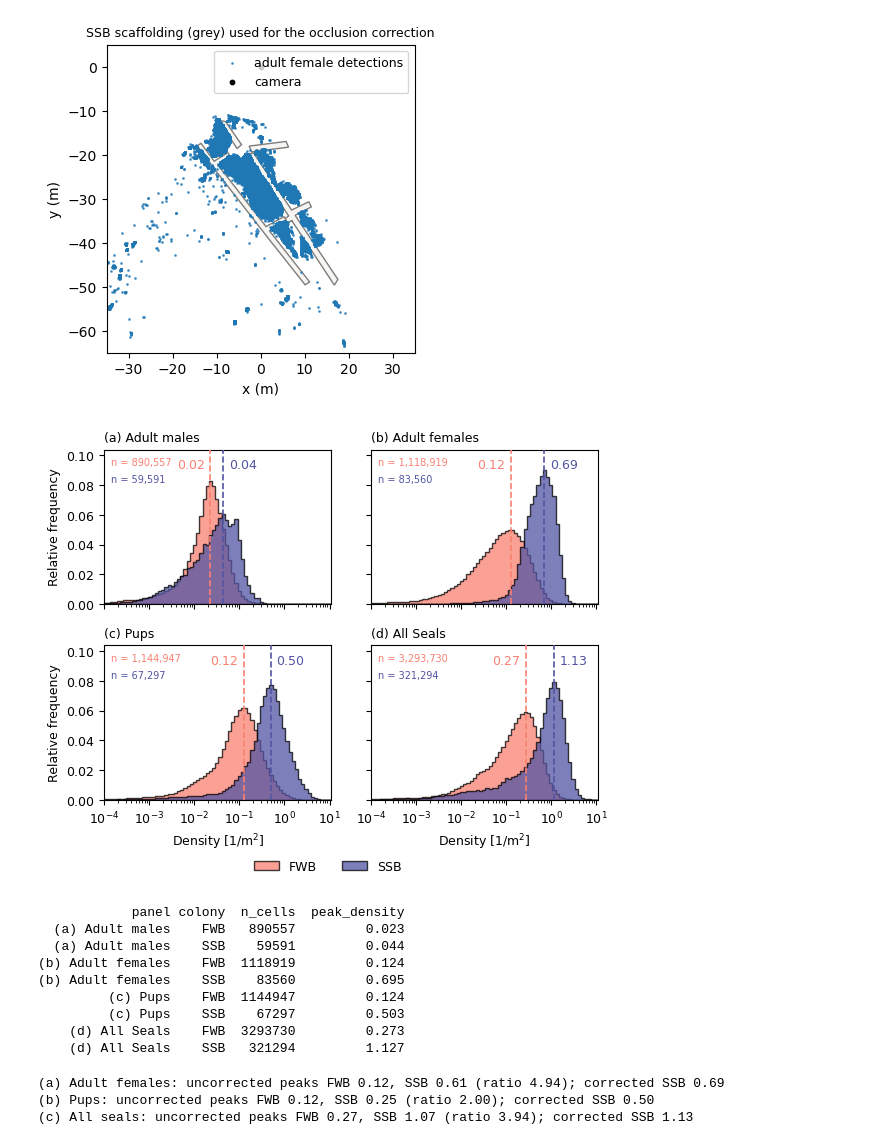
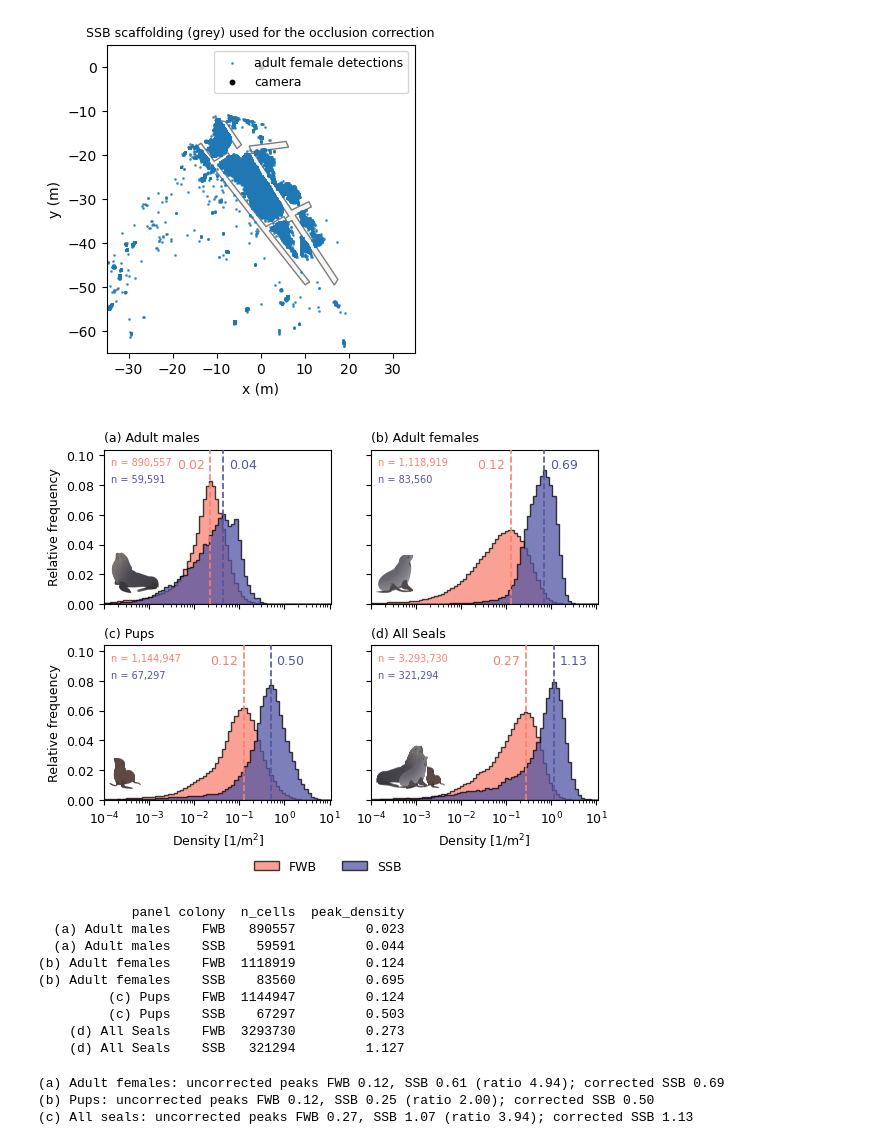
Before and after one commit to fabrylab/AntarcticFurSealDensity, a Jupyter notebook: analysis.ipynb, the cells around one changed output. Saved outputs shown, nothing was run; the diff lists cells and outputs as text; code cells hidden in the pictures.

Commit message:
revision(JAE): Zenodo v2 DOI, seal drawings in Figure 3

```diff
--- a/analysis.ipynb
+++ b/analysis.ipynb
@@ -1011,6 +1011,8 @@ def valid_densities(cache, beach, case):
 # Figure 3: corrected densities
 bins = np.logspace(np.log10(1e-5), np.log10(1e2), 100)
 titles = ["(a) Adult males", "(b) Adult females", "(c) Pups", "(d) All Seals"]
+SEAL_ICONS = ["male.png", "female.png", "pup.png", "3seals.png"]
+ICON_WIDTH = [0.22, 0.17, 0.14, 0.30]          # fraction of the panel width, roughly to body size
 
 fig, axes = plt.subplots(2, 2, figsize=(5.9, 4.5), sharey=True, sharex=True)
 axes = axes.flatten()
@@ -1021,34 +1023,39 @@ for i, (ax, case) in enumerate(zip(axes, cases)):
         h, _, _ = ax.hist(vals, bins=bins, weights=np.ones_like(vals) / len(vals), label=label, color=color,
                           edgecolor="black", histtype="stepfilled", zorder=zorder, lw=0.7, alpha=0.75)
         ymax = max(ymax, h.max())
         peak = kde_peak(vals)
         rows.append(dict(panel=titles[i], colony=label, n_cells=len(vals), peak_density=peak))
         ax.axvline(peak, color=color, linestyle="--", linewidth=1.2, zorder=15)
         ha, xytext = ("left", (4, 0)) if label == "SSB" else ("right", (-4, 0))
         ax.annotate(f"{peak:.2f}", xy=(peak, 0.9), xycoords=ax.get_xaxis_transform(), xytext=xytext,
                     textcoords="offset points", ha=ha, va="center", color=color, fontsize=fontsize, zorder=20)
         ax.text(0.03, 0.95 - k * 0.11, f"n = {len(vals):,}", transform=ax.transAxes, ha="left", va="top",
                 color=color, fontsize=fontsize - 2, zorder=20)
+    # seal drawing in the lower left, where both distributions are close to zero
+    ax_icon = ax.inset_axes([0.02, 0.07, ICON_WIDTH[i], 0.5])
+    ax_icon.imshow(plt.imread(Path("assets/icons") / SEAL_ICONS[i]))
+    ax_icon.set_anchor("SW")
+    ax_icon.axis("off")
     ax.set_xscale("log")
     ax.set_title(titles[i], fontsize=fontsize, loc="left")
     ax.tick_params(axis="both", labelsize=fontsize)
     ax.set_xlim(1e-4, 1.1e1)
     if i >= 2:
         ax.set_xlabel(r"Density [$\mathrm{1/m^2}$]", fontsize=fontsize)
     if i % 2 == 0:
         ax.set_ylabel("Relative frequency", fontsize=fontsize)
 axes[0].set_ylim(0, ymax * 1.15)
 handles, labels_ = axes[0].get_legend_handles_labels()
 fig.legend(handles, labels_, loc="lower center", bbox_to_anchor=(0.5, -0.04), ncol=2, frameon=False, fontsize=fontsize)
 plt.tight_layout()
 plt.savefig(FIG / "figure3.png", dpi=300, bbox_inches="tight", facecolor="white")
 plt.show()
 
 density_peaks = pd.DataFrame(rows)
 density_peaks.to_csv(RES / "density_peaks_corrected.csv", index=False)
 print(density_peaks.round(3).to_string(index=False))
 # %% [output]
-[figure, old version]
+[figure, new version]
             panel colony  n_cells  peak_density
   (a) Adult males    FWB   890557         0.023
   (a) Adult males    SSB    59591         0.044
```
Also changed, not shown: parts of 1 cell of this notebook, 3 other files.
